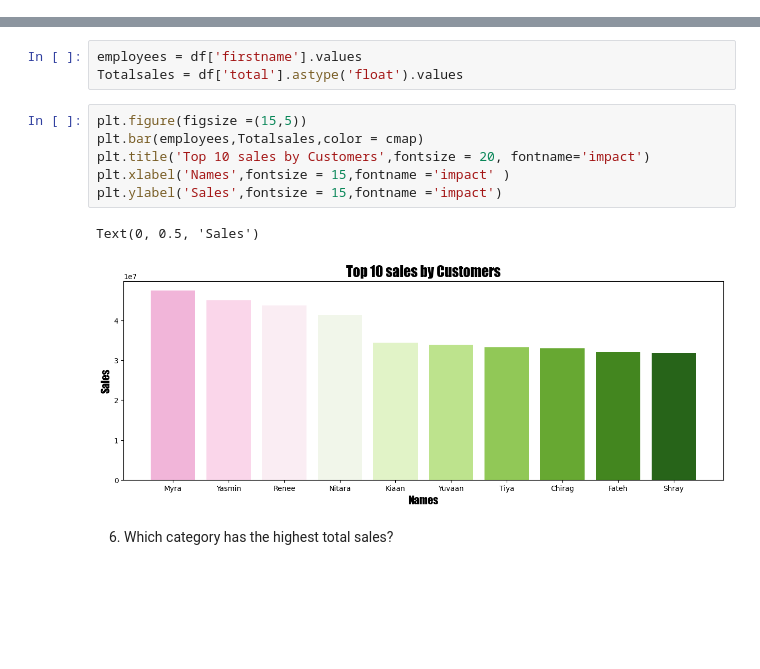
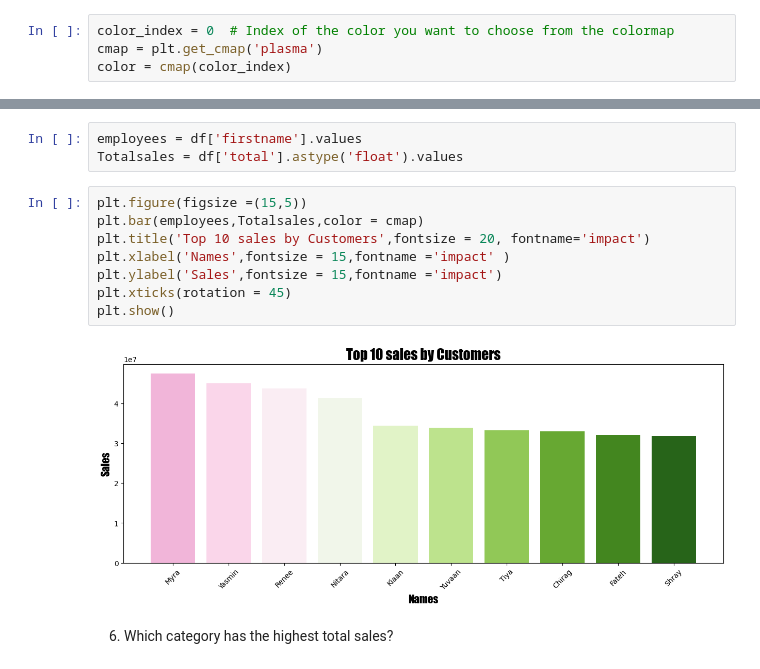
Before and after one commit to Deepak-karmiyal/Mysql-project, a Jupyter notebook: swiftmarket.ipynb, the cells around one changed output, grey strips where cells are left out. Drawn from its saved outputs; the diff is of its cells as text; blank space fills up the shorter version.

```diff
--- a/swiftmarket.ipynb
+++ b/swiftmarket.ipynb
@@ -184,0 +327,4 @@ plt.savefig('figure.png')
+# %%
+color_index = 0  # Index of the color you want to choose from the colormap
+cmap = plt.get_cmap('plasma')
+color = cmap(color_index)
@@ -226,12 +385,13 @@ Totalsales = df['total'].astype('float').values
 # %%
 plt.figure(figsize =(15,5))
 plt.bar(employees,Totalsales,color = cmap)
 plt.title('Top 10 sales by Customers',fontsize = 20, fontname='impact')
 plt.xlabel('Names',fontsize = 15,fontname ='impact' )
 plt.ylabel('Sales',fontsize = 15,fontname ='impact')
+plt.xticks(rotation = 45)
+plt.show()
 # %% [output]
-Text(0, 0.5, 'Sales')
-[figure, old version]
+[figure, new version]
 # %% [markdown]
 6. Which category has the highest total sales?
 # %%
```
Also changed, not shown: parts of 35 cells of this notebook.
